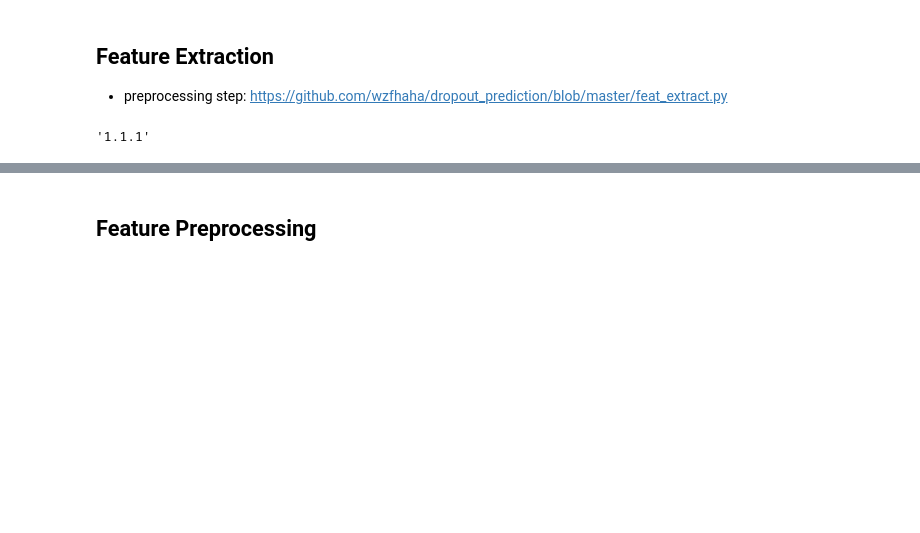
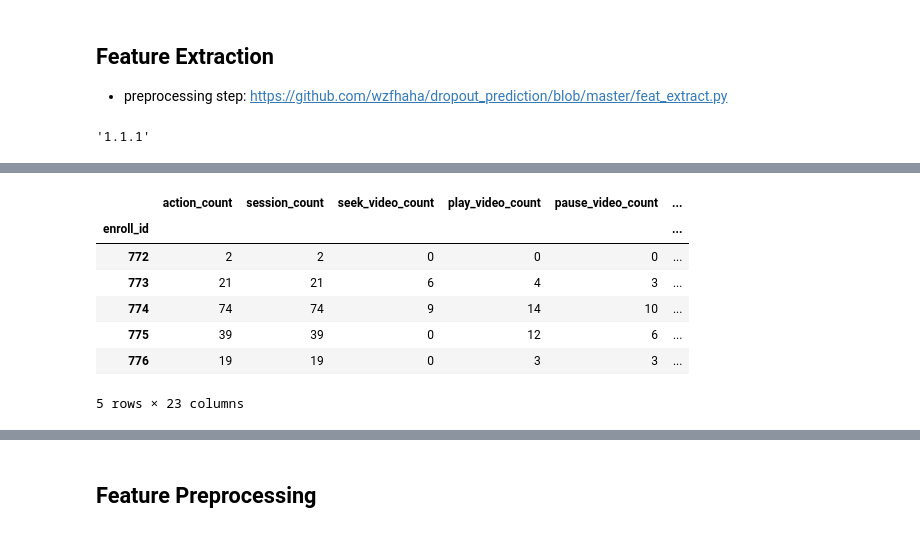
Before and after one commit to rambasnet/PredictingMOOCDropouts, a Jupyter notebook: Predicting-MOOC-Dropouts.ipynb, the cells around one changed output, grey strips where cells are left out. Drawn from its saved outputs; the diff is of its cells as text; code cells hidden in the pictures; blank space fills up the shorter version.

```diff
--- a/Predicting-MOOC-Dropouts.ipynb
+++ b/Predicting-MOOC-Dropouts.ipynb
@@ -92,0 +170,3 @@ all_num.loc[train_enroll].to_csv(os.path.join(path, 'train_features.csv'))
+# %%
+# give columns names
+user_action_count.columns = ['action_count']
@@ -92,0 +214,2 @@ all_num.loc[train_enroll].to_csv(os.path.join(path, 'train_features.csv'))
+# %%
+user_action_count['session_count'] = session_count['session_id']
@@ -92,0 +236,18 @@ all_num.loc[train_enroll].to_csv(os.path.join(path, 'train_features.csv'))
+# %%
+for action in video_actions + problem_actions + forum_actions + click_actions + close_actions:
+    action_label = action+'_count'
+    action_ = (all_log['action'] == action).astype(int)
+    all_log[action_label] = action_
+    action_num = all_log.groupby('enroll_id').sum()[[action_label]]
+    user_action_count = pd.merge(user_action_count, action_num, left_index=True, right_index=True)
+# %%
+user_action_count.head()
+# %% [output]
+|  | action_count | session_count | seek_video_count | play_video_count | pause_video_count | ... |
+| enroll_id |  |  |  |  |  | ... |
+| 772 | 2 | 2 | 0 | 0 | 0 | ... |
+| 773 | 21 | 21 | 6 | 4 | 3 | ... |
+| 774 | 74 | 74 | 9 | 14 | 10 | ... |
+| 775 | 39 | 39 | 0 | 12 | 6 | ... |
+| 776 | 19 | 19 | 0 | 3 | 3 | ... |
+5 rows × 23 columns
```
Also changed, not shown: parts of 77 cells of this notebook.
